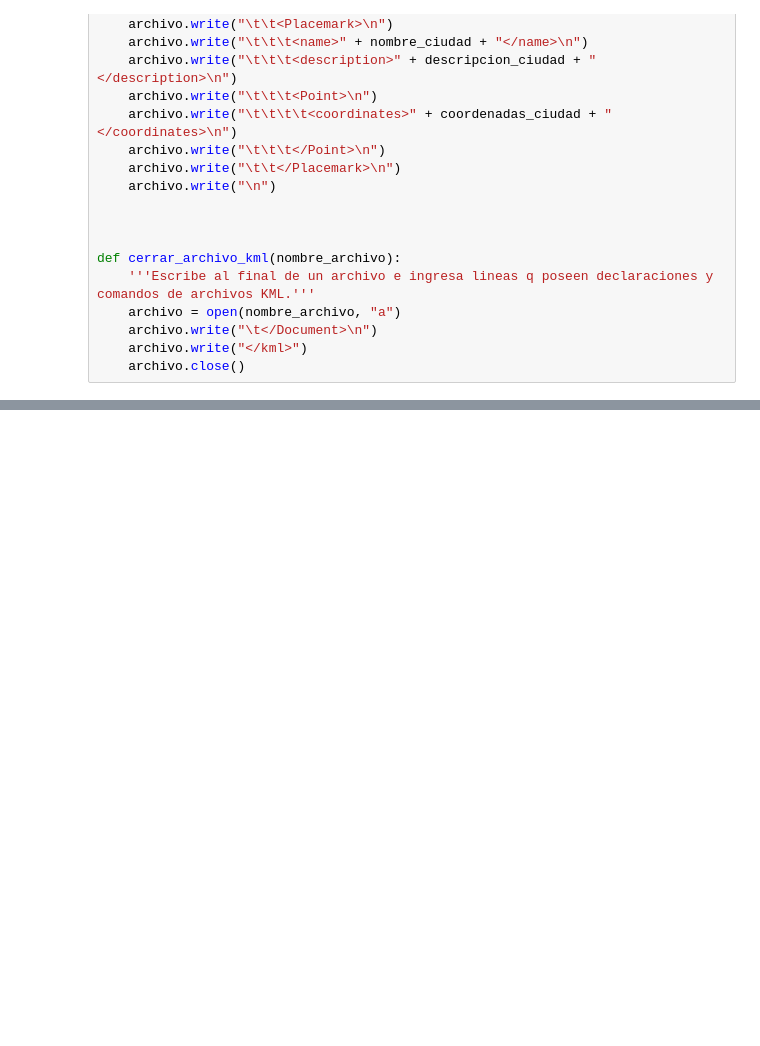
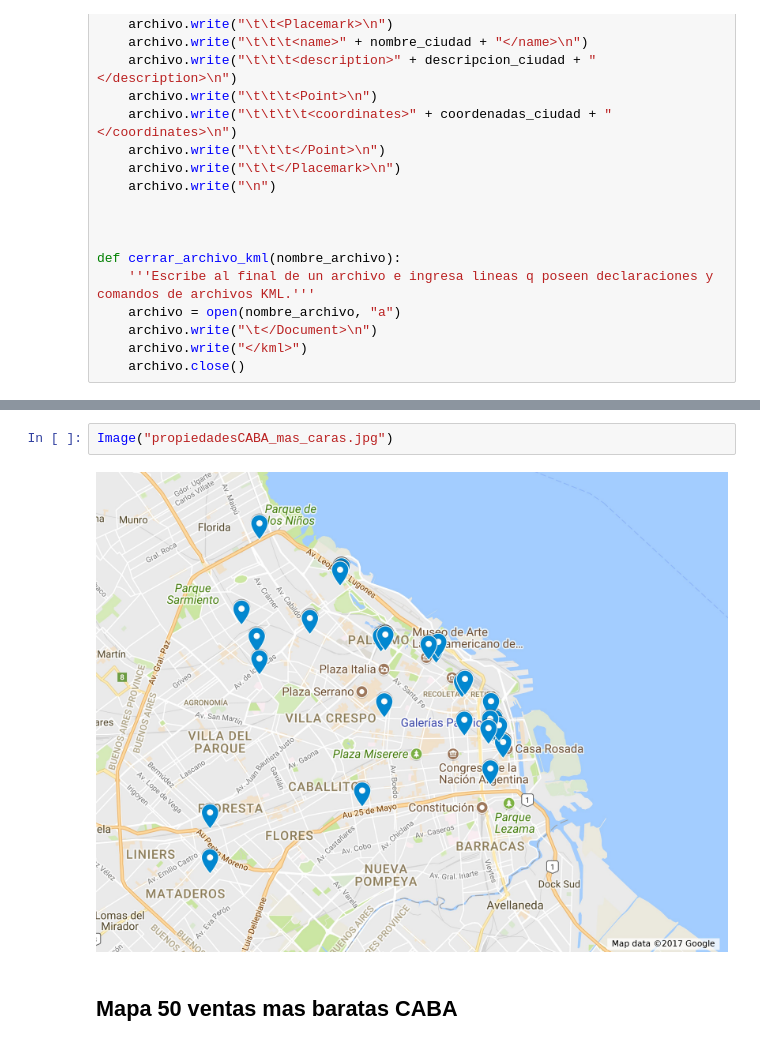
Before and after one commit to PRPablo/VentasDePropiedades, a Jupyter notebook: Analisis Exploratorio/mapas_google.ipynb, the cells around one changed output, grey strips where cells are left out. Cells and saved outputs as stored; diff of their text form; blank space fills up the shorter version.

Commit message:
Agrego mapas de pablo

```diff
--- a/Analisis Exploratorio/mapas_google.ipynb
+++ b/Analisis Exploratorio/mapas_google.ipynb
@@ -415,0 +179,6 @@ cerrar_archivo_kml(nombre)
+# %%
+Image("propiedadesCABA_mas_caras.jpg")
+# %% [output]
+[figure, added]
+# %% [markdown]
+## Mapa 50 ventas mas baratas CABA
```
Also changed, not shown: parts of 58 cells of this notebook.
